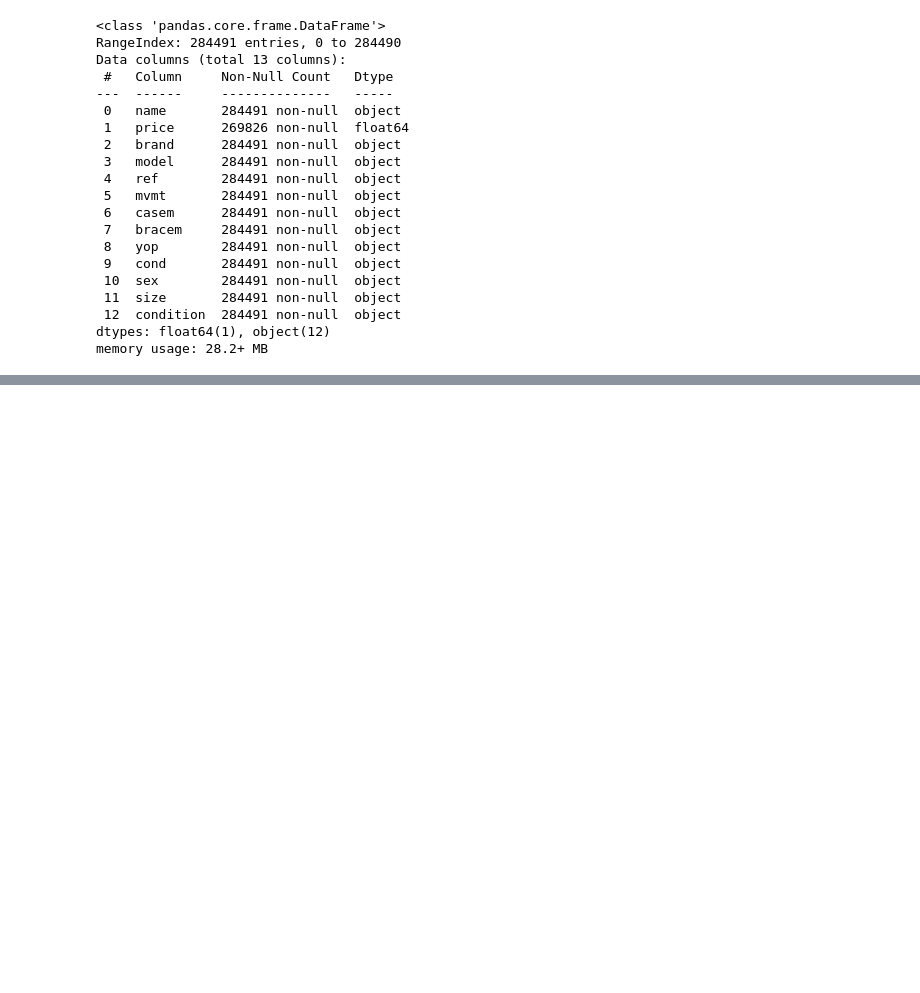
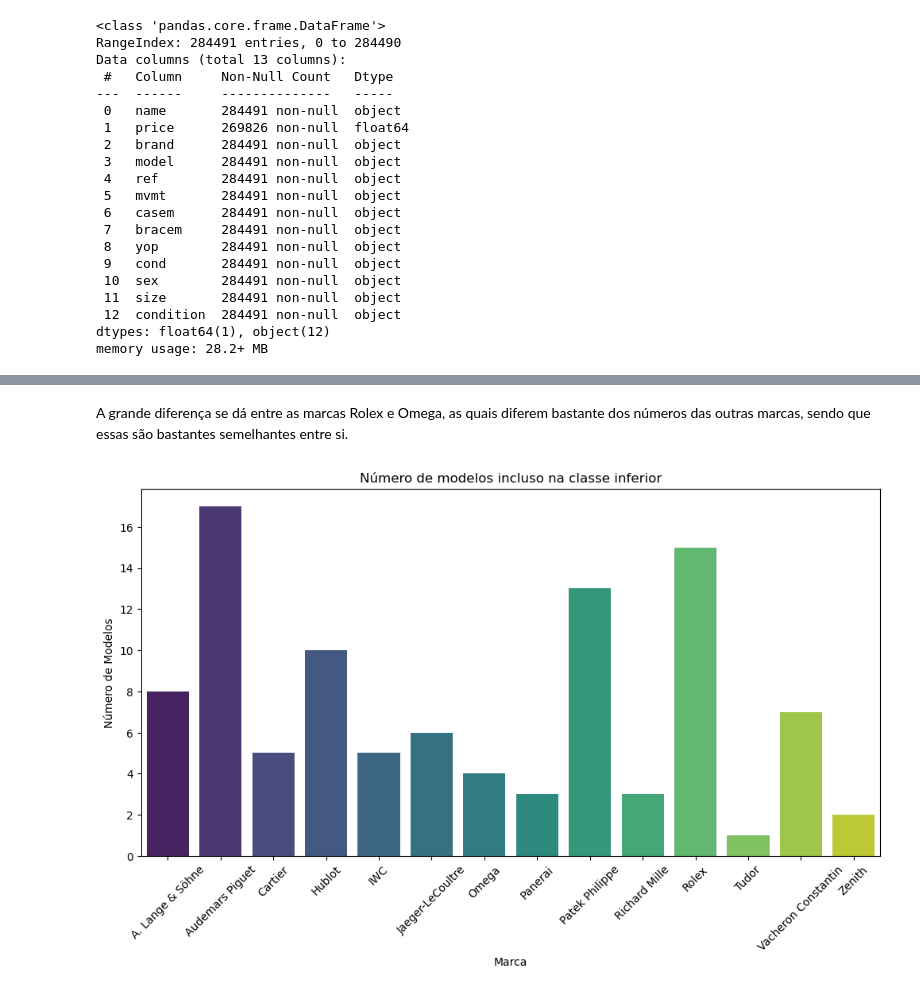
Before and after one commit to Bredariolcaroline/Data-analysis-and-data-science, a Jupyter notebook: watches.ipynb, the cells around one changed output, grey strips where cells are left out. Saved outputs shown, nothing was run; the diff lists cells and outputs as text; code cells hidden in the pictures; blank space fills up the shorter version.

```diff
--- a/watches.ipynb
+++ b/watches.ipynb
@@ -131,3 +135,6 @@ Data columns (total 13 columns):
  12  condition  284491 non-null  object
 dtypes: float64(1), object(12)
 memory usage: 28.2+ MB
+# %%
+moda_preco = base.price.mode()[0]
+base.price.fillna(moda_preco, inplace = True)
@@ -133,0 +247,19 @@ memory usage: 28.2+ MB
+# %% [markdown]
+A grande diferença se dá entre as marcas Rolex e Omega, as quais diferem bastante dos números das outras marcas, sendo que essas são bastantes semelhantes entre si.
+# %%
+#separando os preços em três categorias para melhor visualização
+inferior = base[base['price'] < 20000]
+mediana = base[(base['price'] >= 20000) & (base['price'] < 90000)]
+superior = base[(base['price']  >= 90000) & (base['price'] < 100000)]
+# %%
+contagem_modelos = inferior.groupby('brand')['model'].nunique().reset_index()
+# %%
+plt.figure(figsize=(12,6))
+sns.barplot(x = 'brand', y ='model', data= contagem_modelos, palette='viridis')
+plt.xlabel('Marca')
+plt.ylabel('Número de Modelos')
+plt.title('Número de modelos incluso na classe inferior')
+plt.xticks(rotation = 45)
+plt.show()
+# %% [output]
+[figure, added]
```
Also changed, not shown: parts of 14 cells of this notebook.
